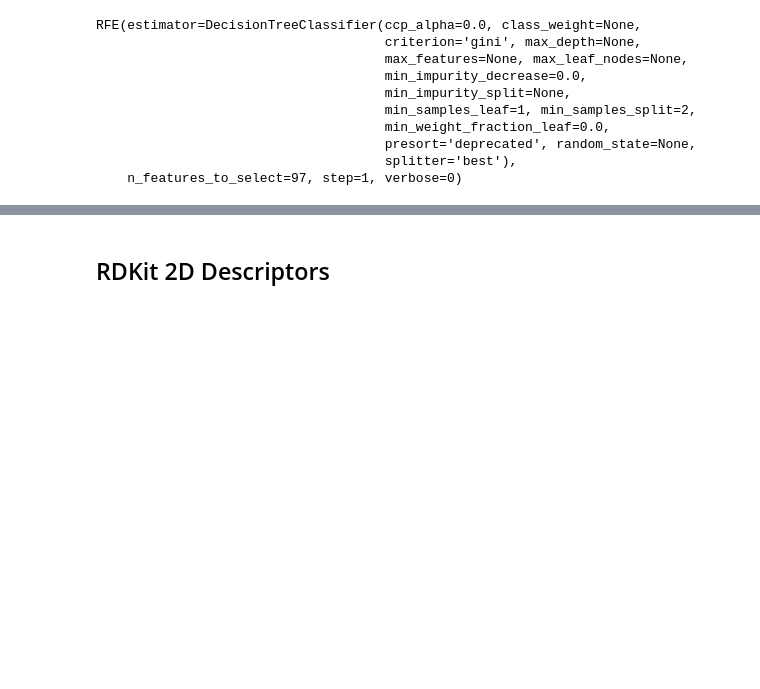
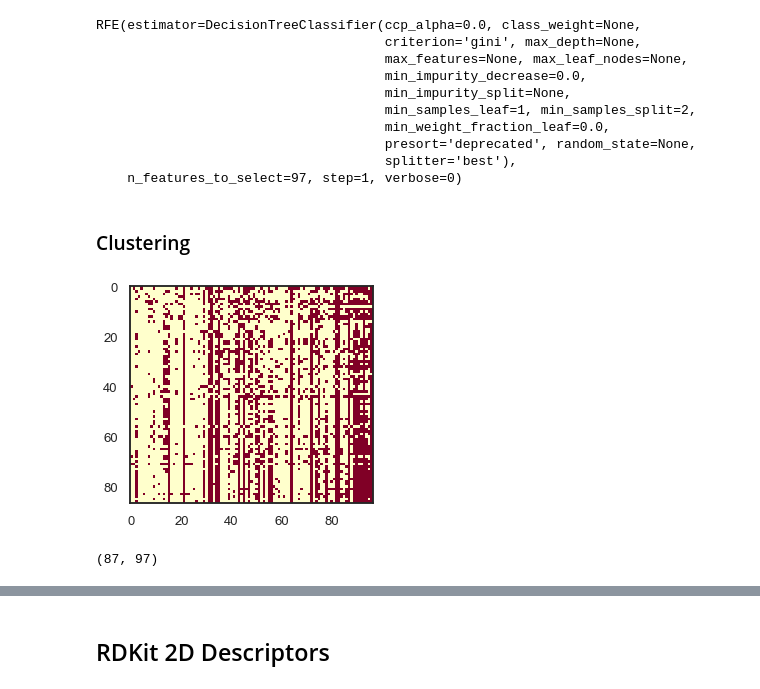
Before and after one commit to jRicciL/ERK2_notebooks, a Jupyter notebook: X_Reviewing_Fourches_work/7_Feature_Selection_RDKit_descriptors.ipynb, the cells around one changed output, grey strips where cells are left out. Drawn from its saved outputs; the diff is of its cells as text; code cells hidden in the pictures; blank space fills up the shorter version.

Commit message:
Cluster maps using R and Seaborn

```diff
--- a/X_Reviewing_Fourches_work/7_Feature_Selection_RDKit_descriptors.ipynb
+++ b/X_Reviewing_Fourches_work/7_Feature_Selection_RDKit_descriptors.ipynb
@@ -149,12 +152,15 @@ sns.palplot(sns.color_palette(bit_110_palette))
 # %%
-n_features = len(df_maccs_flt_var.columns)
-# Create the empty matrix
-phi_corr_mtx = np.zeros((n_features, n_features))
-
-for idx_i, f_i in enumerate(df_maccs_flt_var.columns):
-    for idx_j, f_j in enumerate(df_maccs_flt_var.columns):
-        # Compute Matthew's correlation coef
-        phi = matthews_corrcoef(df_maccs_flt_var[ f_i ],
-                          df_maccs_flt_var[ f_j ])
-        # Add to the matrix
-        phi_corr_mtx[idx_i, idx_j] = phi
+from sklearn.metrics import matthews_corrcoef
+def get_phi_correlation_matrix(df, return_df=True):
+    '''Computes Matthews Correalation coefficient given a tidy DataFrame'''
+    n_features = len(df.columns)
+    # Create the empty matrix
+    phi_corr_mtx = np.zeros((n_features, n_features))
+    for idx_i, f_i in enumerate(df.columns):
+        for idx_j, f_j in enumerate(df.columns):
+            phi = matthews_corrcoef(df[f_i], df[f_j])
+            # Add value to the matrix
+            phi_corr_mtx[idx_i, idx_j] = phi
+    if return_df:
+        phi_corr_mtx = pd.DataFrame(phi_corr_mtx, columns=df.columns, index=df.columns)
+    return phi_corr_mtx
@@ -346,3 +330,14 @@ RFE(estimator=DecisionTreeClassifier(ccp_alpha=0.0, class_weight=None,
                                      presort='deprecated', random_state=None,
                                      splitter='best'),
     n_features_to_select=97, step=1, verbose=0)
+# %% [markdown]
+### Clustering
+# %%
+df_maccs_flt_phi['pKi'] = df_erk2_mols['pKi']
+df_maccs_flt_phi = df_maccs_flt_phi.sort_values('pKi', ascending=True)
+
+xlab = 'MACCS keys'
+plt.imshow(df_maccs_flt_phi.drop('pKi', axis=1), cmap='YlOrRd')
+plt.show()
+# %% [output]
+[figure, added]
@@ -348,0 +346,9 @@ RFE(estimator=DecisionTreeClassifier(ccp_alpha=0.0, class_weight=None,
+# %%
+df_maccs_PRUEBA = df_maccs_flt_phi.drop('pKi', axis=1)
+
+df = df_maccs_flt_phi.sort_values('pKi',ascending=False).drop('pKi', axis=1)
+# Tanimoto distances (Jaccard distances)
+dist_tan = pd.DataFrame(squareform(pdist(df.T, 'rogerstanimoto')))
+df.shape
+# %% [output]
+(87, 97)
```
Also changed, not shown: parts of 29 cells of this notebook.
